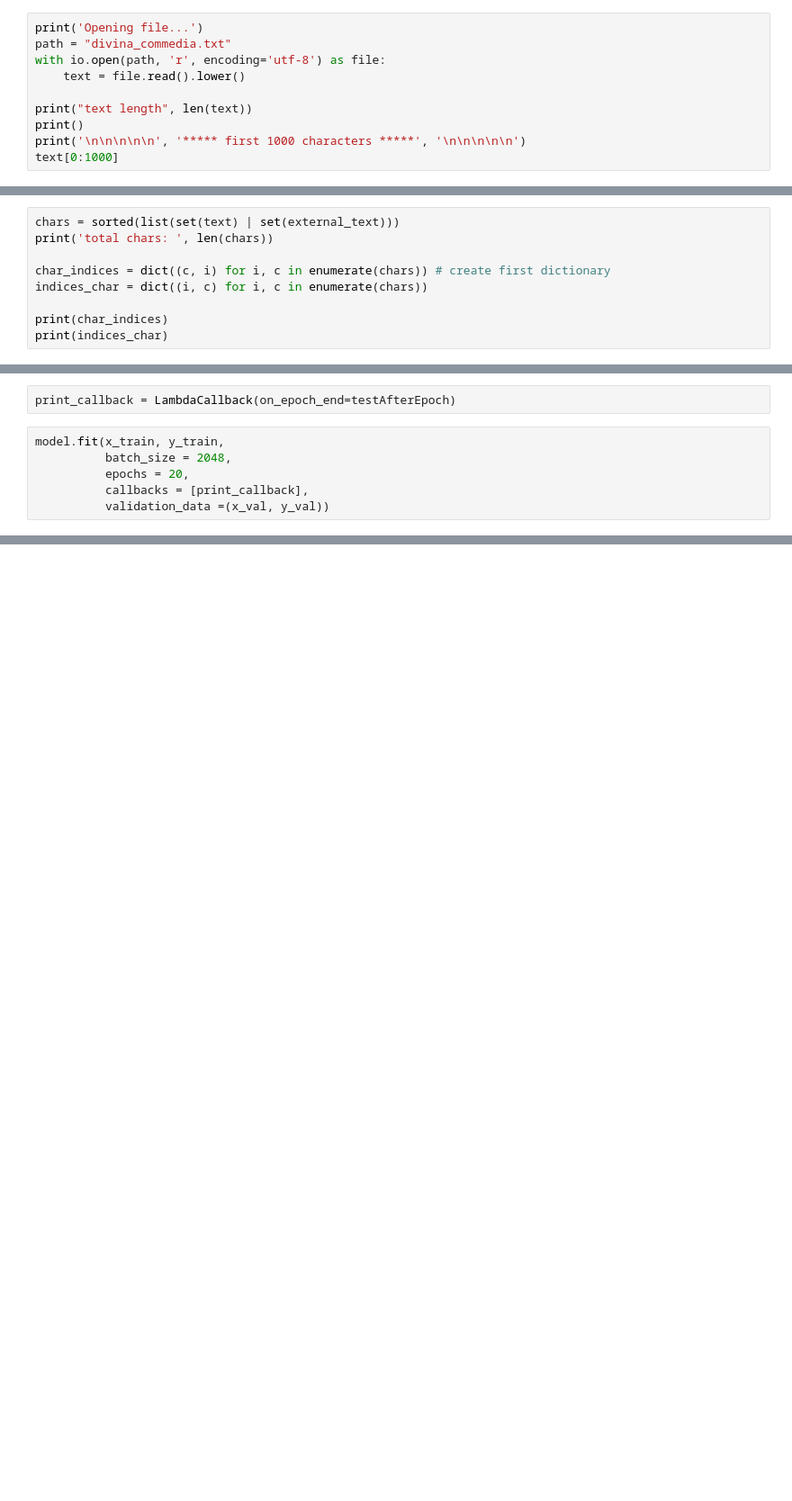
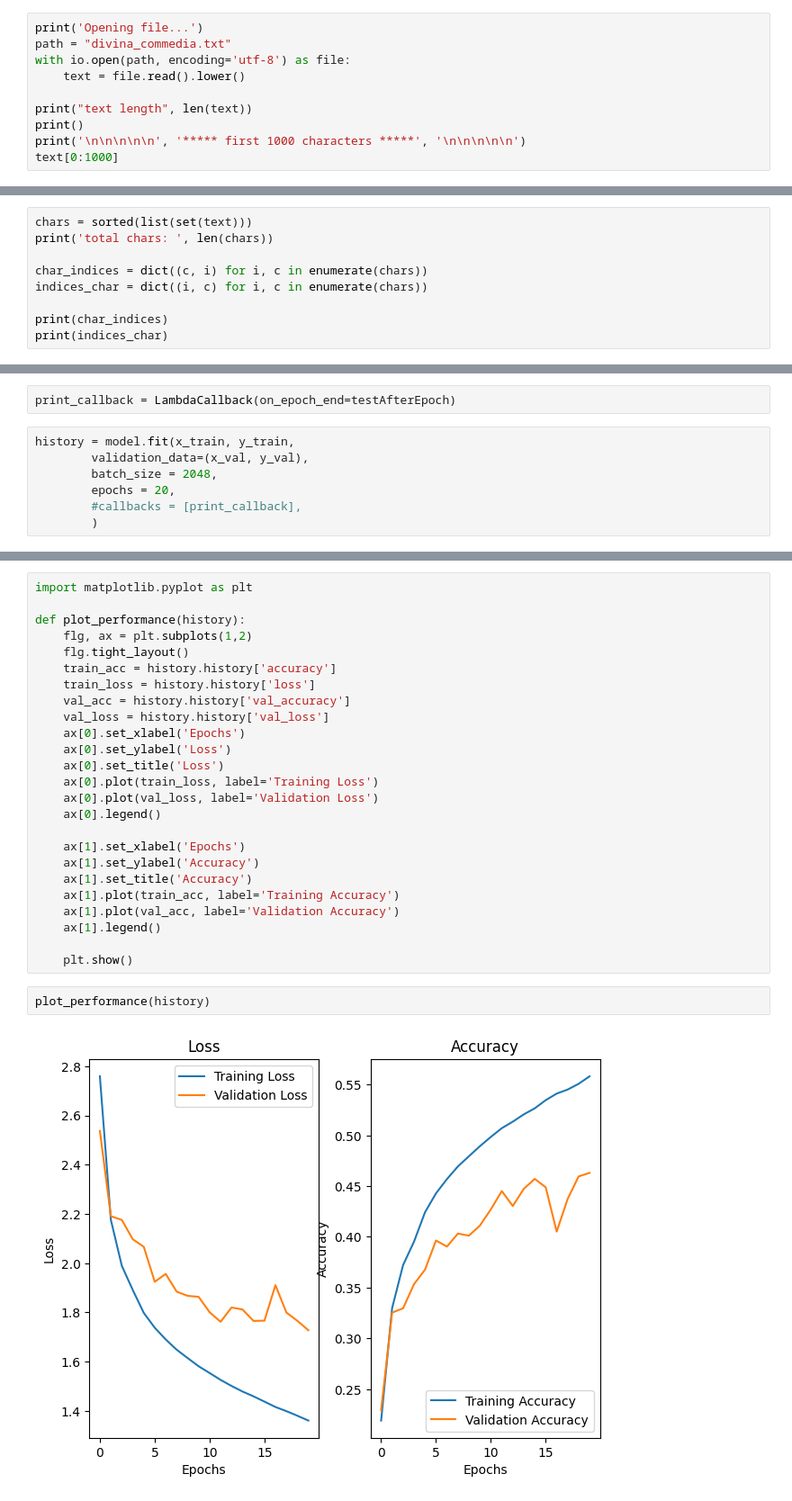
Before and after one commit to LucaPerf/Assignement-Advanced-ML, a Jupyter notebook: Assignment_4/Assignment_4_Perfetti_Luca.ipynb, the cells around one changed output, grey strips where cells are left out. Shown at 90% size. Drawn from its saved outputs; the diff is of its cells as text; blank space fills up the shorter version.

```diff
--- a/Assignment_4/Assignment_4_Perfetti_Luca.ipynb
+++ b/Assignment_4/Assignment_4_Perfetti_Luca.ipynb
@@ -14,7 +18,7 @@ import re
 # %%
 print('Opening file...')
 path = "divina_commedia.txt"
-with io.open(path, 'r', encoding='utf-8') as file:
+with io.open(path, encoding='utf-8') as file:
     text = file.read().lower()
 
 print("text length", len(text))
@@ -88,8 +77,8 @@ external_text[0:1000]
 # %%
-chars = sorted(list(set(text) | set(external_text)))
+chars = sorted(list(set(text)))
 print('total chars: ', len(chars))
 
-char_indices = dict((c, i) for i, c in enumerate(chars)) # create first dictionary
+char_indices = dict((c, i) for i, c in enumerate(chars))
 indices_char = dict((i, c) for i, c in enumerate(chars))
 
 print(char_indices)
@@ -202,8 +215,9 @@ def testAfterEpoch(epoch, _):
 # %%
 print_callback = LambdaCallback(on_epoch_end=testAfterEpoch)
 # %%
-model.fit(x_train, y_train,
-          batch_size = 2048,
-          epochs = 20,
-          callbacks = [print_callback],
-          validation_data =(x_val, y_val))
+history = model.fit(x_train, y_train,
+        validation_data=(x_val, y_val),
+        batch_size = 2048,
+        epochs = 20,
+        #callbacks = [print_callback],
+        )
@@ -209,0 +242,29 @@ model.fit(x_train, y_train,
+# %%
+import matplotlib.pyplot as plt
+
+def plot_performance(history):
+    flg, ax = plt.subplots(1,2)
+    flg.tight_layout()
+    train_acc = history.history['accuracy']
+    train_loss = history.history['loss']
+    val_acc = history.history['val_accuracy']
+    val_loss = history.history['val_loss']
+    ax[0].set_xlabel('Epochs')
+    ax[0].set_ylabel('Loss')
+    ax[0].set_title('Loss')
+    ax[0].plot(train_loss, label='Training Loss')
+    ax[0].plot(val_loss, label='Validation Loss')
+    ax[0].legend()
+
+    ax[1].set_xlabel('Epochs')
+    ax[1].set_ylabel('Accuracy')
+    ax[1].set_title('Accuracy')
+    ax[1].plot(train_acc, label='Training Accuracy')
+    ax[1].plot(val_acc, label='Validation Accuracy')
+    ax[1].legend()
+
+    plt.show()
+# %%
+plot_performance(history)
+# %% [output]
+[figure, added]
```
Also changed, not shown: parts of 38 cells of this notebook, 3 other files.
